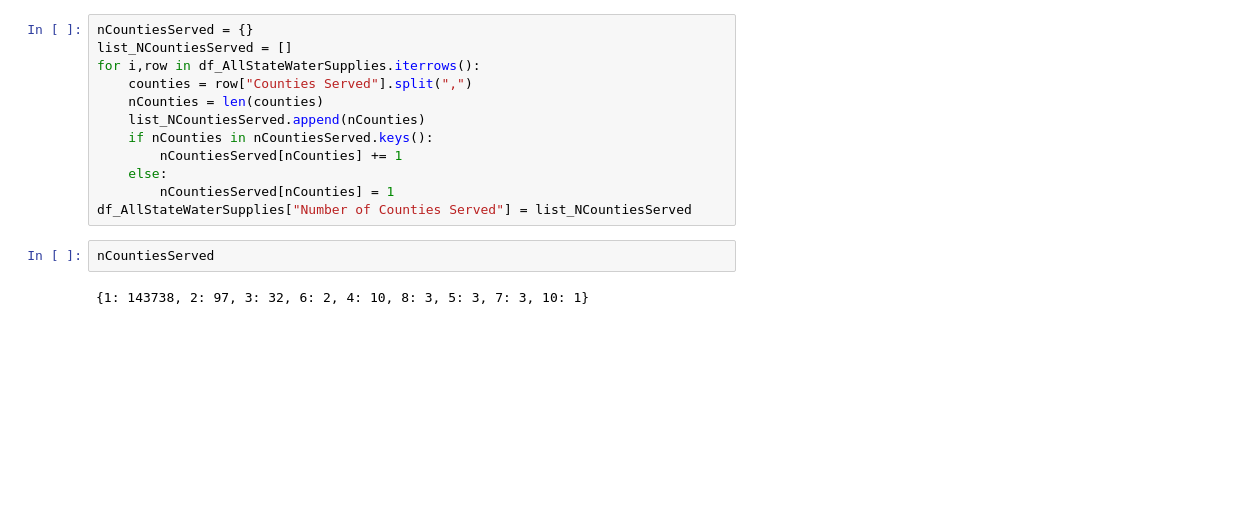
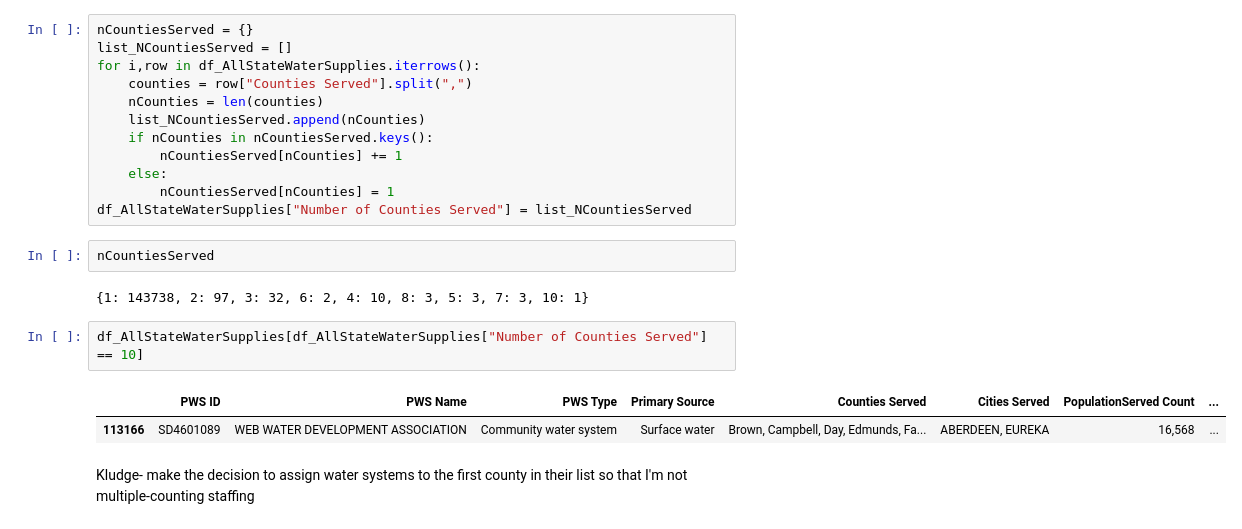
Before and after one commit to noahgarfinkle/otaku, a Jupyter notebook: Water Systems.ipynb, the cells around one changed output. Cells and saved outputs as stored; diff of their text form; blank space fills up the shorter version.

Commit message:
decided to staff

```diff
--- a/Water Systems.ipynb
+++ b/Water Systems.ipynb
@@ -173,3 +173,10 @@ df_AllStateWaterSupplies["Number of Counties Served"] = list_NCountiesServed
 nCountiesServed
 # %% [output]
 {1: 143738, 2: 97, 3: 32, 6: 2, 4: 10, 8: 3, 5: 3, 7: 3, 10: 1}
+# %%
+df_AllStateWaterSupplies[df_AllStateWaterSupplies["Number of Counties Served"] == 10]
+# %% [output]
+|  | PWS ID | PWS Name | PWS Type | Primary Source | Counties Served | Cities Served | PopulationServed Count | ... |
+| 113166 | SD4601089 | WEB WATER DEVELOPMENT ASSOCIATION | Community water system | Surface water | Brown, Campbell, Day, Edmunds, Fa... | ABERDEEN, EUREKA | 16,568 | ... |
+# %% [markdown]
+Kludge- make the decision to assign water systems to the first county in their list so that I'm not multiple-counting staffing
```
